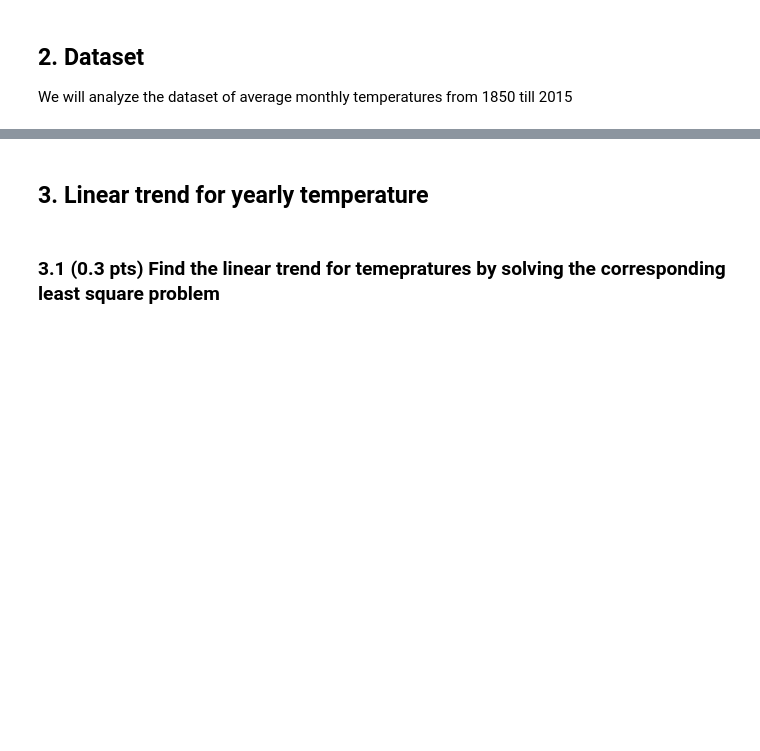
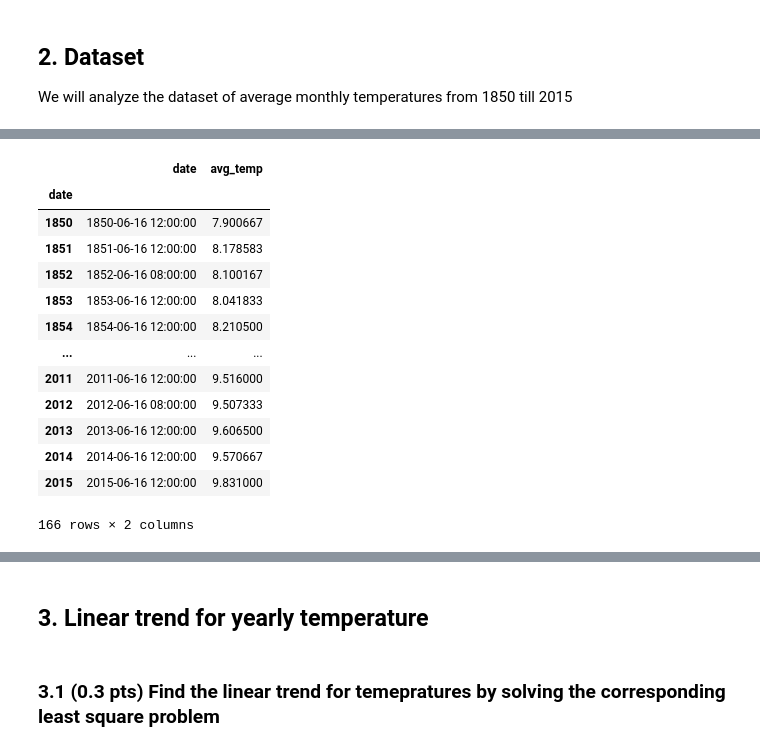
Before and after one commit to artoriusss/ML-projects, a Jupyter notebook: hw1-task3-least_squares.ipynb, the cells around one changed output, grey strips where cells are left out. Drawn from its saved outputs; the diff is of its cells as text; code cells hidden in the pictures; blank space fills up the shorter version.

```diff
--- a/hw1-task3-least_squares.ipynb
+++ b/hw1-task3-least_squares.ipynb
@@ -75,6 +111,22 @@ temp_data.describe()
 # %%
-year_data = temp_data.groupby(temp_data['date'].map(lambda x: x.year)).mean().reset_index()
+# REMOVED `reset_index()` CALL THAT PRODUCED ValueError!
+year_data = temp_data.groupby(temp_data['date'].map(lambda x: x.year)).mean()
 year_data
+# %% [output]
+|  | date | avg_temp |
+| date |  |  |
+| 1850 | 1850-06-16 12:00:00 | 7.900667 |
+| 1851 | 1851-06-16 12:00:00 | 8.178583 |
+| 1852 | 1852-06-16 08:00:00 | 8.100167 |
+| 1853 | 1853-06-16 12:00:00 | 8.041833 |
+| 1854 | 1854-06-16 12:00:00 | 8.210500 |
+| ... | ... | ... |
+| 2011 | 2011-06-16 12:00:00 | 9.516000 |
+| 2012 | 2012-06-16 08:00:00 | 9.507333 |
+| 2013 | 2013-06-16 12:00:00 | 9.606500 |
+| 2014 | 2014-06-16 12:00:00 | 9.570667 |
+| 2015 | 2015-06-16 12:00:00 | 9.831000 |
+166 rows × 2 columns
 # %%
 def plot_temps(time, data, prediction=None):
     plt.figure(figsize=(15,5))
```
Also changed, not shown: parts of 7 cells of this notebook.
